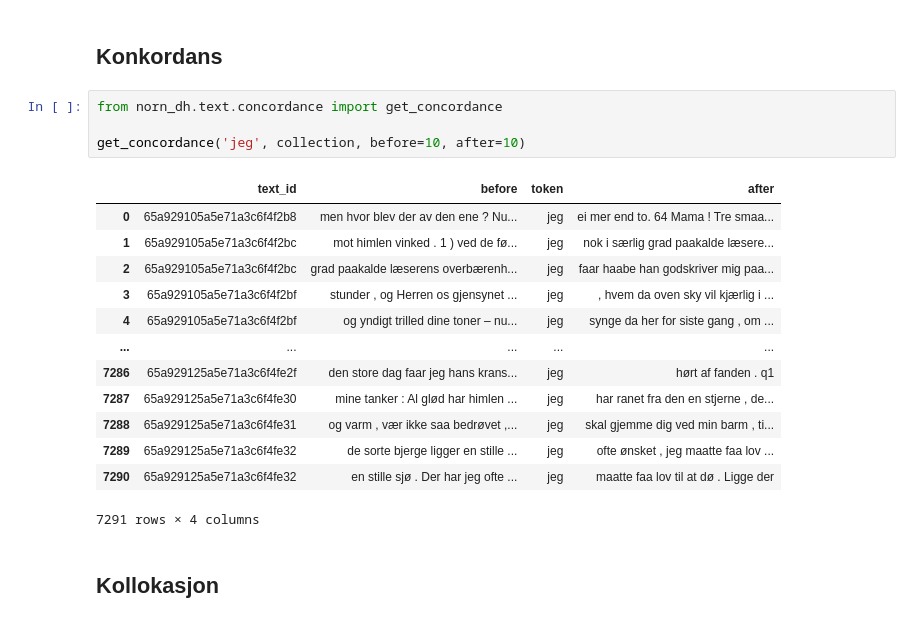
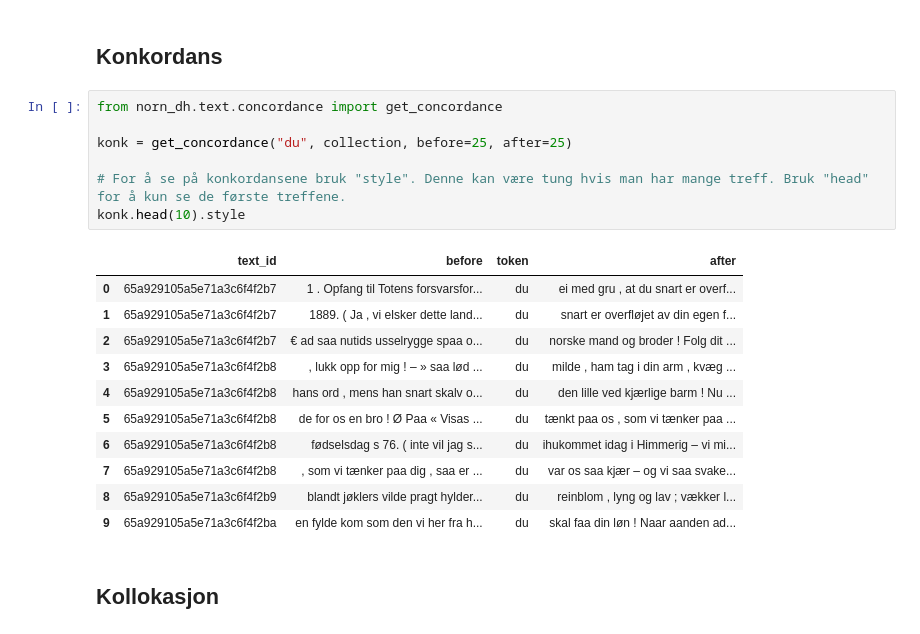
Before and after one commit to NationalLibraryOfNorway/NORN-poems, a Jupyter notebook: build_poems_tools/tools/corpus_tools_poems.ipynb, the cells around one changed output. Saved outputs shown, nothing was run; the diff lists cells and outputs as text.

```diff
--- a/build_poems_tools/tools/corpus_tools_poems.ipynb
+++ b/build_poems_tools/tools/corpus_tools_poems.ipynb
@@ -56,22 +48,23 @@ pd.DataFrame.from_dict(total_frequency, orient='index', columns=['frequency']).s
 # %% [markdown]
 ## Konkordans
-# %%
-from norn_dh.text.concordance import get_concordance
-
-get_concordance('jeg', collection, before=10, after=10)
-# %% [output]
-|  | text_id | before | token | after |
-| 0 | 65a929105a5e71a3c6f4f2b8 | men hvor blev der av den ene ? Nu... | jeg | ei mer end to. 64 Mama ! Tre smaa... |
-| 1 | 65a929105a5e71a3c6f4f2bc | mot himlen vinked . 1 ) ved de fø... | jeg | nok i særlig grad paakalde læsere... |
-| 2 | 65a929105a5e71a3c6f4f2bc | grad paakalde læserens overbærenh... | jeg | faar haabe han godskriver mig paa... |
-| 3 | 65a929105a5e71a3c6f4f2bf | stunder , og Herren os gjensynet ... | jeg | , hvem da oven sky vil kjærlig i ... |
-| 4 | 65a929105a5e71a3c6f4f2bf | og yndigt trilled dine toner – nu... | jeg | synge da her for siste gang , om ... |
-| ... | ... | ... | ... | ... |
-| 7286 | 65a929125a5e71a3c6f4fe2f | den store dag faar jeg hans krans... | jeg | hørt af fanden . q1 |
-| 7287 | 65a929125a5e71a3c6f4fe30 | mine tanker : Al glød har himlen ... | jeg | har ranet fra den en stjerne , de... |
-| 7288 | 65a929125a5e71a3c6f4fe31 | og varm , vær ikke saa bedrøvet ,... | jeg | skal gjemme dig ved min barm , ti... |
-| 7289 | 65a929125a5e71a3c6f4fe32 | de sorte bjerge ligger en stille ... | jeg | ofte ønsket , jeg maatte faa lov ... |
-| 7290 | 65a929125a5e71a3c6f4fe32 | en stille sjø . Der har jeg ofte ... | jeg | maatte faa lov til at dø . Ligge der |
-7291 rows × 4 columns
+# %%
+from norn_dh.text.concordance import get_concordance
+
+konk = get_concordance("du", collection, before=25, after=25)
+
+# For å se på konkordansene bruk "style". Denne kan være tung hvis man har mange treff. Bruk "head" for å kun se de første treffene.
+konk.head(10).style
+# %% [output]
+|  | text_id | before | token | after |
+| 0 | 65a929105a5e71a3c6f4f2b7 | 1 . Opfang til Totens forsvarsfor... | du | ei med gru , at du snart er overf... |
+| 1 | 65a929105a5e71a3c6f4f2b7 | 1889. ( Ja , vi elsker dette land... | du | snart er overfløjet av din egen f... |
+| 2 | 65a929105a5e71a3c6f4f2b7 | € ad saa nutids usselrygge spaa o... | du | norske mand og broder ! Folg dit ... |
+| 3 | 65a929105a5e71a3c6f4f2b8 | , lukk opp for mig ! – » saa lød ... | du | milde , ham tag i din arm , kvæg ... |
+| 4 | 65a929105a5e71a3c6f4f2b8 | hans ord , mens han snart skalv o... | du | den lille ved kjærlige barm ! Nu ... |
+| 5 | 65a929105a5e71a3c6f4f2b8 | de for os en bro ! Ø Paa « Visas ... | du | tænkt paa os , som vi tænker paa ... |
+| 6 | 65a929105a5e71a3c6f4f2b8 | fødselsdag s 76. ( inte vil jag s... | du | ihukommet idag i Himmerig – vi mi... |
+| 7 | 65a929105a5e71a3c6f4f2b8 | , som vi tænker paa dig , saa er ... | du | var os saa kjær – og vi saa svake... |
+| 8 | 65a929105a5e71a3c6f4f2b9 | blandt jøklers vilde pragt hylder... | du | reinblom , lyng og lav ; vækker l... |
+| 9 | 65a929105a5e71a3c6f4f2ba | en fylde kom som den vi her fra h... | du | skal faa din løn ! Naar aanden ad... |
 # %% [markdown]
 ## Kollokasjon
```
Also changed, not shown: parts of 25 cells of this notebook.
